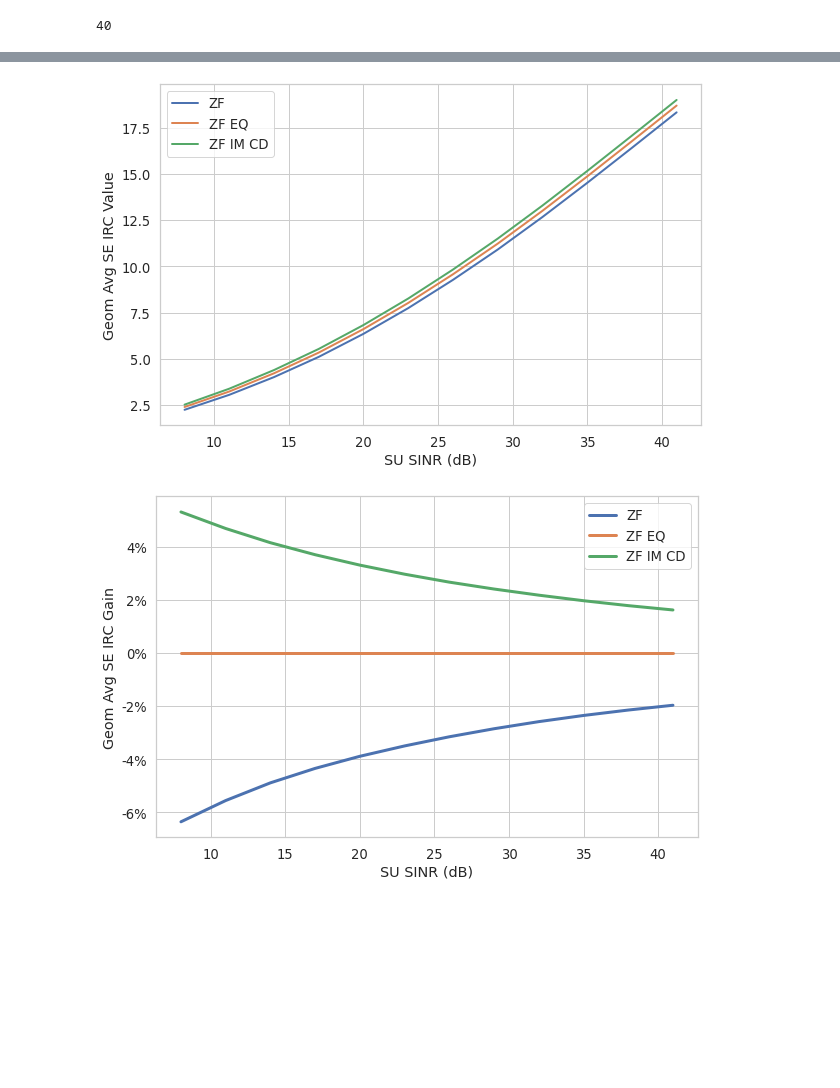
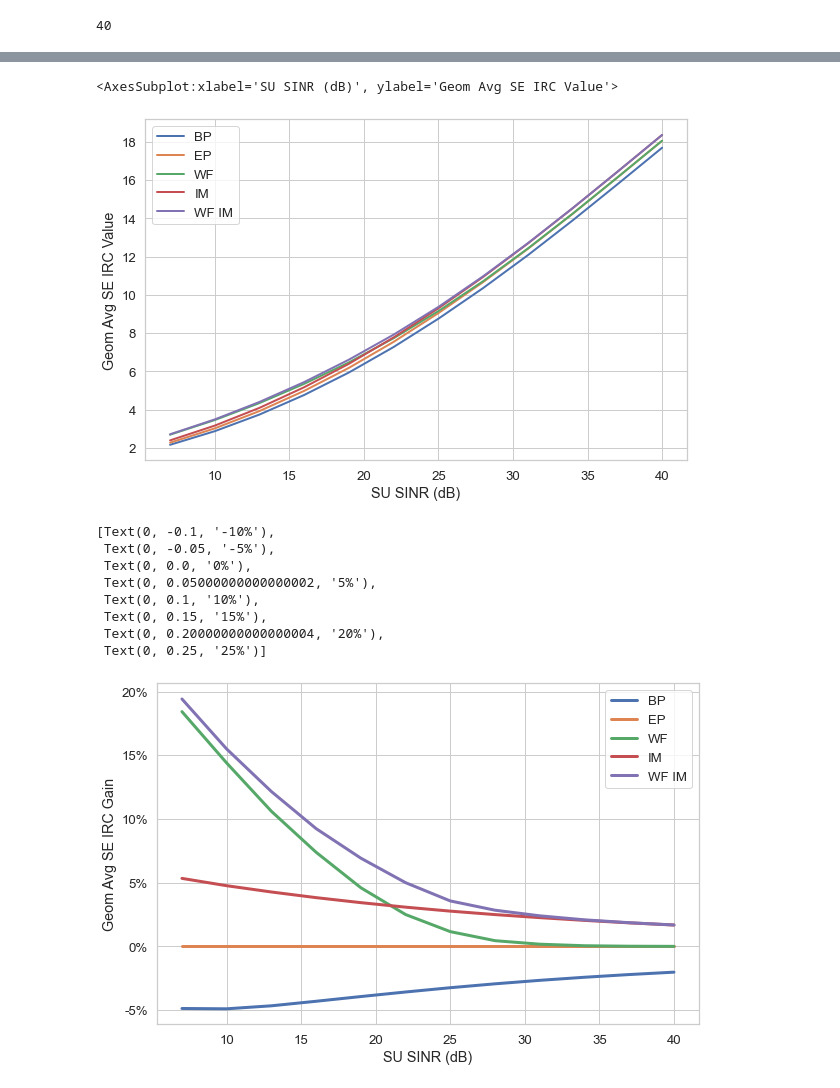
Before and after one commit to eugenbobrov/Power-Allocation-Algorithms-for-Massive-MIMO-Systems-with-Multi-Antenna-Users, a Jupyter notebook: Complex Precoding LMMSE Pytorch Layer Power IRC.ipynb, the cells around one changed output, grey strips where cells are left out. Cells and saved outputs as stored; diff of their text form; code cells hidden in the pictures; blank space fills up the shorter version.

```diff
--- a/Complex Precoding LMMSE Pytorch Layer Power IRC.ipynb
+++ b/Complex Precoding LMMSE Pytorch Layer Power IRC.ipynb
@@ -695,26 +622,0 @@ qam_mode = 0
-# %%
-X = H.reshape(-1, n_antennas) @ W
-Y = X.reshape(n_users, n_layers, n_users, n_ranks)
-Z = Y.permute(0, 2, 1, 3) @ Y.permute(0, 2, 3, 1).conj()
-J = Z.permute(0, 2, 1, 3).reshape([n_users * n_layers] * 2)
-
-R = J.reshape(n_users, n_layers, n_users, n_layers).sum(dim=2)
-Q = torch.eye(R.shape[1]) * s ** 2
-
-B = H @ W.reshape(-1, n_users, n_ranks).permute(1, 0, 2)
-G = B.solve(R + Q)[0].permute(0, 2, 1).conj()
-G = torch.block_diag(*G)
-
-A = (G @ X).abs() ** 2
-N = A.sum(dim=1) + (G.abs() ** 2).sum(axis=1) * s ** 2
-D = N - A.diag()
-
-sinr = ((N / D) - 1).reshape(-1, n_ranks)
-sinr_eff = tgmean(sinr, dim=-1)
-
-mcses = find_mcses(sinr_eff, qam_mode)
-for _ in range(2):
-    print(mcses)
-    x = -sinr / beta_table[mcses, qam_mode][:, None]
-    sinr_eff = -beta_table[mcses, qam_mode] * (x.logsumexp(dim=1) - math.log(x.shape[1]))
-    mcses = find_mcses(sinr_eff, qam_mode)
@@ -727,7 +663,7 @@ tensor([14, 15, 21, 22, 23, 24, 24, 27])
 history = defaultdict(list)
 n_ranks = 2
 #full_path = "save_data/n_users=8/3GPP_38.901_UMa_NLOS/far_users/urban/notcorrelated_users/*"
-full_path = "save_data/n_users=8/3GPP_38.901_UMa_NLOS/**/*.mat"
+full_path = "../save_data/n_users=8/3GPP_38.901_UMa_NLOS/**/*.mat"
 
 for i, path in enumerate(glob(full_path, recursive=True)):
     H = loadmat(path)["coeff"][..., -1]
@@ -954,9 +931,9 @@ history = pd.DataFrame(history)
 # %%
-history = pd.DataFrame(history)
-#history.drop(columns="Correlation", inplace=True)
-history_min = history.groupby("SU SINR").min()
-history_mean = history.groupby("SU SINR").mean()
-history_std = history.groupby("SU SINR").std()
+history_rzf = pd.DataFrame(history_rzf)
+#history_rzf.drop(columns="Correlation", inplace=True)
+history_rzf_min = history_rzf.groupby("SU SINR").min()
+history_rzf_mean = history_rzf.groupby("SU SINR").mean()
+history_rzf_std = history_rzf.groupby("SU SINR").std()
 
 scenario_name = '_'.join(full_path.split('/')[1:-1])
 scenario_name = scenario_name.replace("=", "_")
@@ -983,5 +960,5 @@ lin2db(2 ** (history_mean / n_ranks) - 1)
 # %%
-history_mean.index.name = "SU SINR (dB)"
+history_rzf_mean.index.name = "SU SINR (dB)"
 # %%
 s ** 2
 # %% [output]
@@ -994,14 +973,23 @@ tensor([5.4308e-07, 2.1172e-06, 6.8375e-06, 1.4429e-05, 8.1036e-05, 2.6996e-04,
 # %%
-history_mean[["ZF", "ZF EQ", 'ZF IM CD']].plot(lw=2, ylabel="Geom Avg SE IRC Value")
-plt.savefig("Images/PA_SE_IRC_Native.pdf", bbox_inches='tight')
+#history_mean[["ZF", "ZF EP", "ZF WF", 'ZF IM', "ZF WF IM"]].plot(lw=2, ylabel="Geom Avg SE IRC Value")
+history_rzf_mean[["BP", "EP", "WF", 'IM', "WF IM"]].plot(lw=2, ylabel="Geom Avg SE IRC Value")
+#plt.savefig("Images/PA_SE_IRC_Native_WF_RZF.pdf", bbox_inches='tight')
 # %% [output]
+<AxesSubplot:xlabel='SU SINR (dB)', ylabel='Geom Avg SE IRC Value'>
-[figure, old version]
+[figure, new version]
 # %%
-ax = ((history_mean[["ZF", "ZF EQ", 'ZF IM CD']] / history_mean["ZF EQ"].values[:, None] - 1)).plot(lw=3, ylabel="Geom Avg SE IRC Gain")
-# manipulate
+ax = ((history_rzf_mean[["BP", "EP", "WF", 'IM', "WF IM"]] / history_rzf_mean["EP"].values[:, None] - 1)).plot(lw=3, ylabel="Geom Avg SE IRC Gain")
 vals = ax.get_yticks()
 ax.set_yticklabels(['{:,.0%}'.format(x) for x in vals])
-plt.savefig("Images/PA_SE_IRC.pdf", bbox_inches='tight')
+#plt.savefig("Images/PA_SE_IRC_WF_RZF.pdf", bbox_inches='tight')
 # %% [output]
+[Text(0, -0.1, '-10%'),
+ Text(0, -0.05, '-5%'),
+ Text(0, 0.0, '0%'),
+ Text(0, 0.05000000000000002, '5%'),
+ Text(0, 0.1, '10%'),
+ Text(0, 0.15, '15%'),
+ Text(0, 0.20000000000000004, '20%'),
+ Text(0, 0.25, '25%')]
-[figure, old version]
+[figure, new version]
 # %%
```
Also changed, not shown: parts of 39 cells of this notebook, 20 other files.
